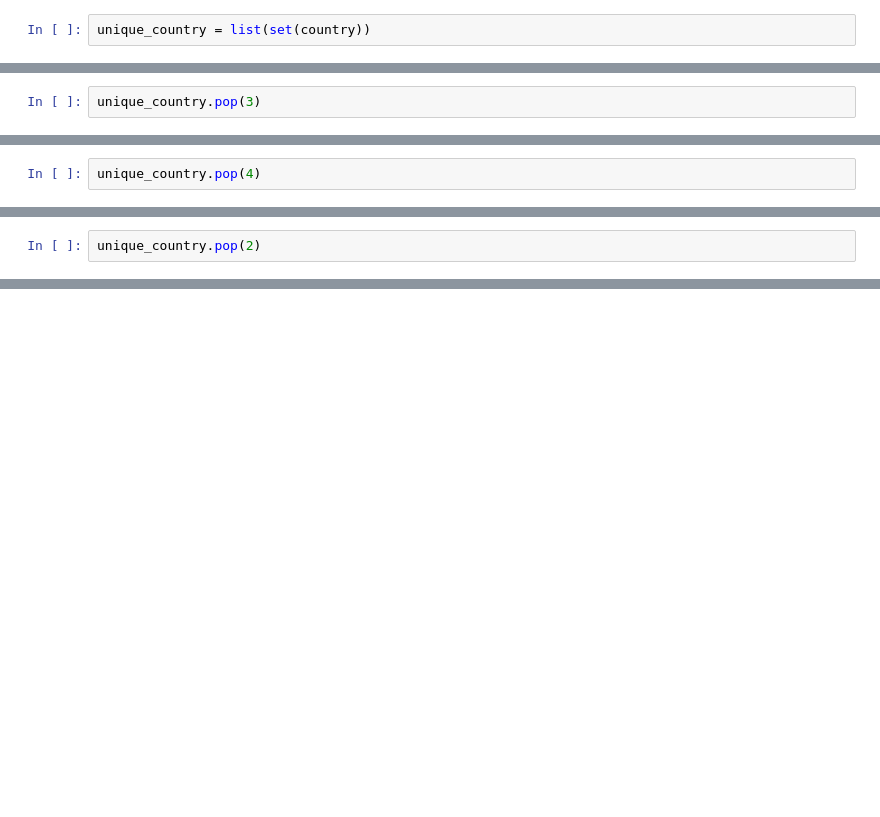
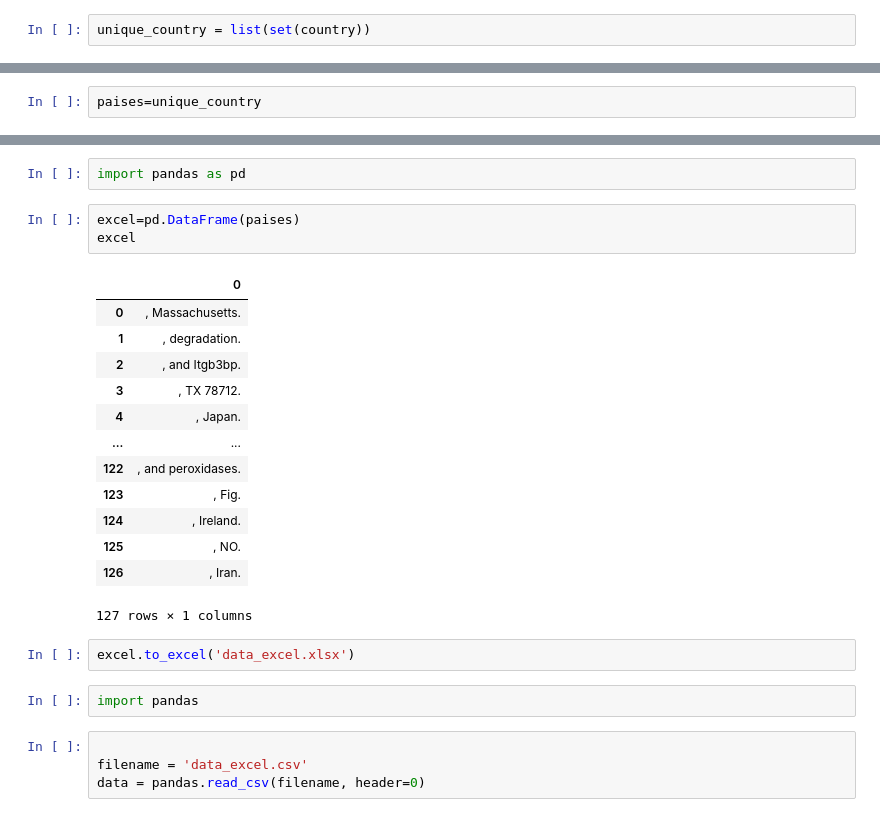
Before and after one commit to LeslieTaimal/Tarea-2, a Jupyter notebook: tarea.ipynb, the cells around one changed output, grey strips where cells are left out. Cells and saved outputs as stored; diff of their text form; blank space fills up the shorter version.

```diff
--- a/tarea.ipynb
+++ b/tarea.ipynb
@@ -127,2 +87,0 @@ unique_country.pop(17)
-# %%
-unique_country.pop(3)
@@ -131,2 +87,0 @@ unique_country.pop(3)
-# %%
-unique_country.pop(4)
@@ -135,2 +87,0 @@ unique_country.pop(4)
-# %%
-unique_country.pop(2)
@@ -138,0 +88,2 @@ unique_country.pop(2)
+# %%
+paises=unique_country
@@ -138,0 +110,27 @@ unique_country.pop(2)
+# %%
+import pandas as pd
+# %%
+excel=pd.DataFrame(paises)
+excel
+# %% [output]
+|  | 0 |
+| 0 | , Massachusetts. |
+| 1 | , degradation. |
+| 2 | , and Itgb3bp. |
+| 3 | , TX 78712. |
+| 4 | , Japan. |
+| ... | ... |
+| 122 | , and peroxidases. |
+| 123 | , Fig. |
+| 124 | , Ireland. |
+| 125 | , NO. |
+| 126 | , Iran. |
+127 rows × 1 columns
+# %%
+excel.to_excel('data_excel.xlsx')
+# %%
+import pandas
+# %%
+
+filename = 'data_excel.csv'
+data = pandas.read_csv(filename, header=0)
```
Also changed, not shown: parts of 28 cells of this notebook, 8 other files.
